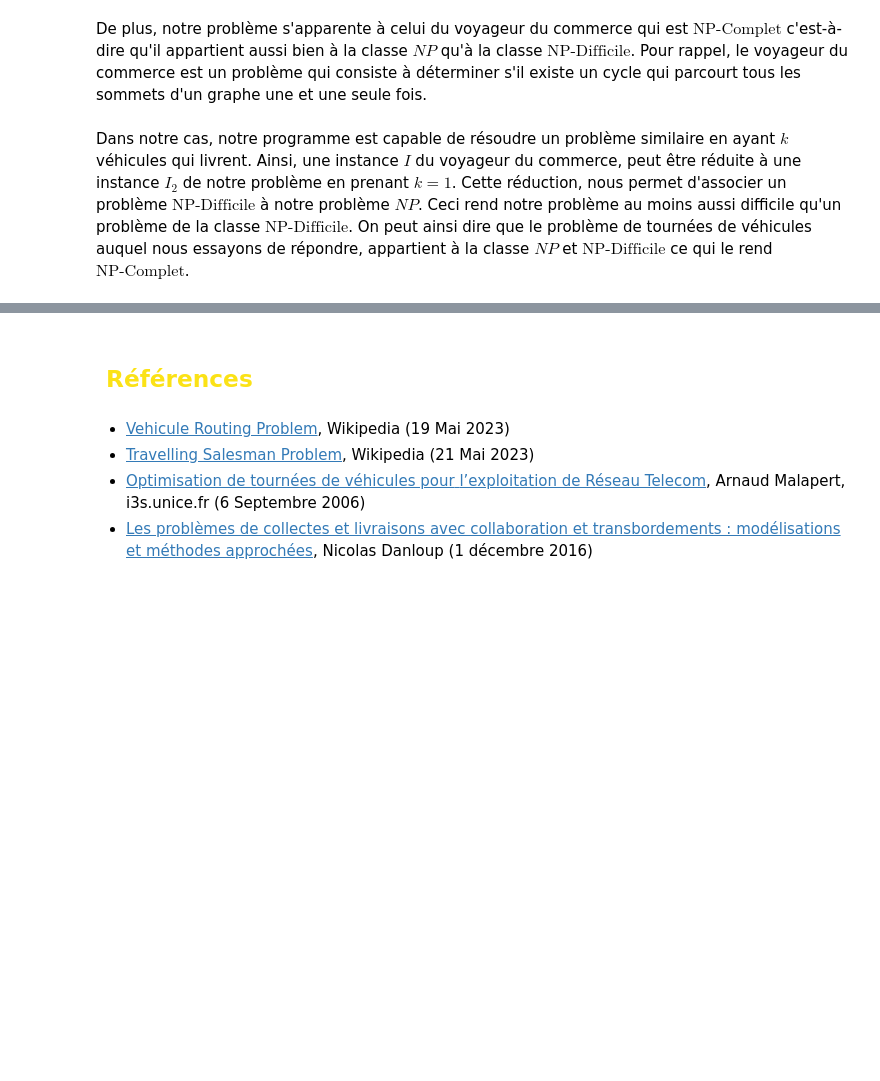
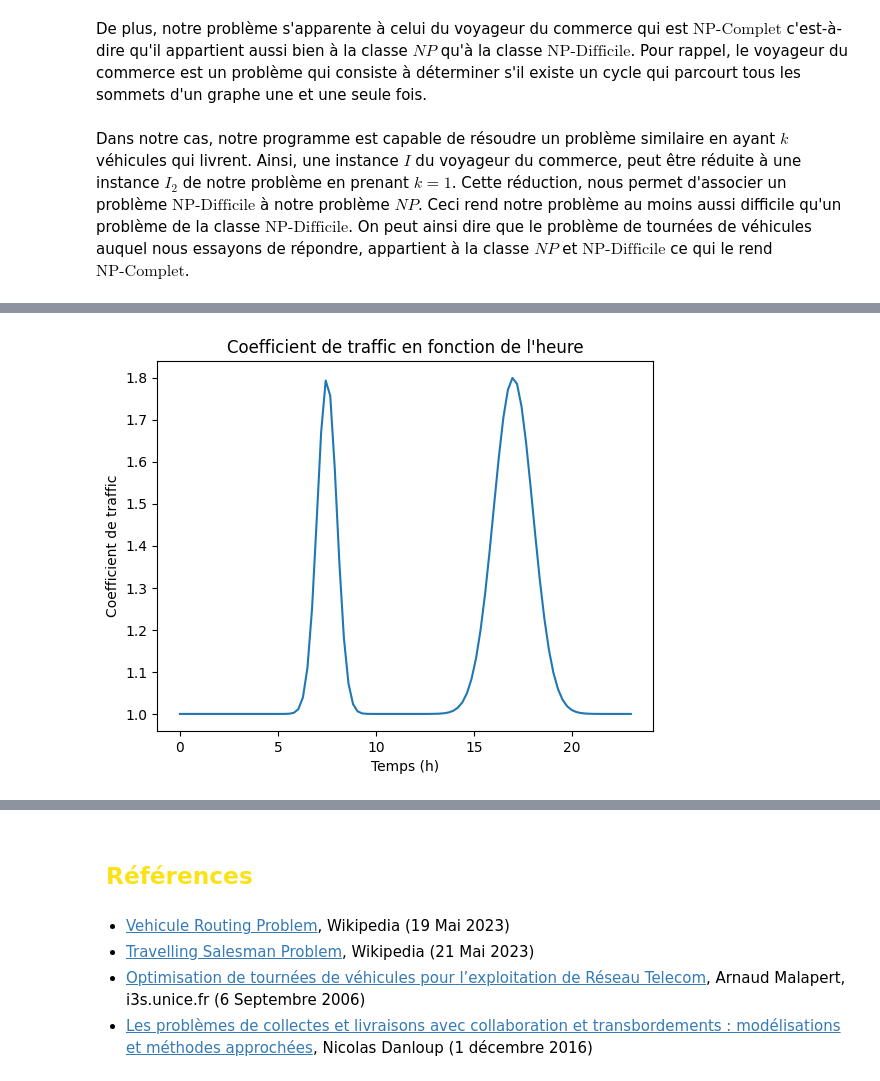
Before and after one commit to Vic06163/Algorithmics-project, a Jupyter notebook: Livrable v2.ipynb, the cells around one changed output, grey strips where cells are left out. Drawn from its saved outputs; the diff is of its cells as text; code cells hidden in the pictures; blank space fills up the shorter version.

```diff
--- a/Livrable v2.ipynb
+++ b/Livrable v2.ipynb
@@ -329,0 +330,12 @@ plt.show()
+# %%
+def traffic(x):
+    return (0.8 * np.exp(-(x-7.5)**2 / (2 * 0.5**2)) + 0.8 * np.exp(-(x-17)**2 / (2 * 1**2))) + 1
+
+x = np.linspace(0, 23, 100)
+plt.plot(x, traffic(x))
+plt.title("Coefficient de traffic en fonction de l'heure")
+plt.xlabel("Temps (h)")
+plt.ylabel("Coefficient de traffic")
+plt.show()
+# %% [output]
+[figure, added]
```
Also changed, not shown: parts of 32 cells of this notebook, 2 other files.
